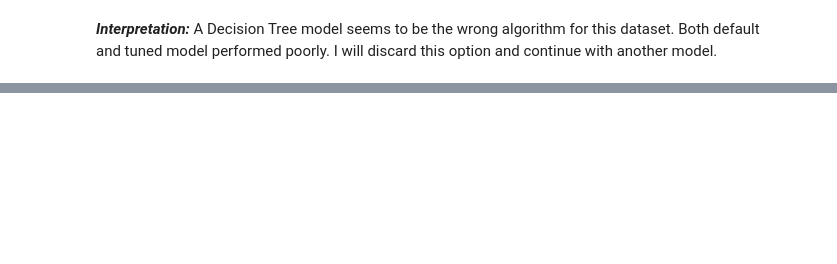
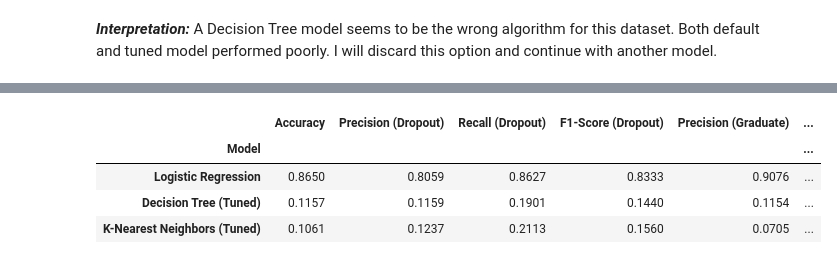
Before and after one commit to weslylaboy/student-outcome-predictor, a Jupyter notebook: notebooks/03_classification_model.ipynb, the cells around one changed output, grey strips where cells are left out. Cells and saved outputs as stored; diff of their text form; code cells hidden in the pictures; blank space fills up the shorter version.

Commit message:
Add KNeighborsClassifier.

```diff
--- a/notebooks/03_classification_model.ipynb
+++ b/notebooks/03_classification_model.ipynb
@@ -638,0 +646,10 @@ temp_results
+# %%
+# pipeline with default kNN
+knn_pipeline = Pipeline([
+    ('preprocessor', preprocessor),
+    ('knn_model', KNeighborsClassifier())  # Uses default n_neighbors=5
+])
+
+knn_pipeline.fit(X_train, y_train)
+
+y_pred_knn = predict_with_threshold(knn_pipeline, X_test, y_test, threshold=0.4, model_name='K-Nearest Neighbors')
@@ -638,0 +673,26 @@ temp_results
+# %%
+# parameter grid for kNN
+param_grid = {
+    'knn_model__n_neighbors': [3, 5, 7, 9, 11, 15, 20, 25, 33, 40, 55],  # number of neighbors
+    'knn_model__weights': ['uniform', 'distance'],  # how to weight neighbors
+    'knn_model__metric': ['minkowski', 'euclidean'],  # distance metric
+    'knn_model__p': [1, 2]  # p=1 (Manhattan), p=2 (Euclidean)
+}
+
+# Set up GridSearchCV
+grid_search_knn = GridSearchCV(
+    knn_pipeline,
+    param_grid,
+    cv=5,  # 5-fold cross-validation
+    scoring='f1_macro',  # for imbalanced multiclass
+    n_jobs=-1
+)
+
+# Fit grid search
+grid_search_knn.fit(X_train, y_train)
+
+print("Best kNN parameters:", grid_search_knn.best_params_)
+print("Best CV score:", grid_search_knn.best_score_)
+
+# Get best model
+best_knn_model = grid_search_knn.best_estimator_
@@ -638,0 +708,2 @@ temp_results
+# %%
+y_pred_knn = predict_with_threshold(grid_search_knn, X_test, y_test, threshold=0.4, model_name='K-Nearest Neighbors (Tuned)')
@@ -638,0 +723,11 @@ temp_results
+# %%
+results_models_metrics.append(get_model_metrics(y_test, y_pred_knn, 'K-Nearest Neighbors (Tuned)'))
+
+temp_results = pd.DataFrame(results_models_metrics).set_index('Model')
+temp_results
+# %% [output]
+|  | Accuracy | Precision (Dropout) | Recall (Dropout) | F1-Score (Dropout) | Precision (Graduate) | ... |
+| Model |  |  |  |  |  | ... |
+| Logistic Regression | 0.8650 | 0.8059 | 0.8627 | 0.8333 | 0.9076 | ... |
+| Decision Tree (Tuned) | 0.1157 | 0.1159 | 0.1901 | 0.1440 | 0.1154 | ... |
+| K-Nearest Neighbors (Tuned) | 0.1061 | 0.1237 | 0.2113 | 0.1560 | 0.0705 | ... |
```
Also changed, not shown: parts of 15 cells of this notebook.
